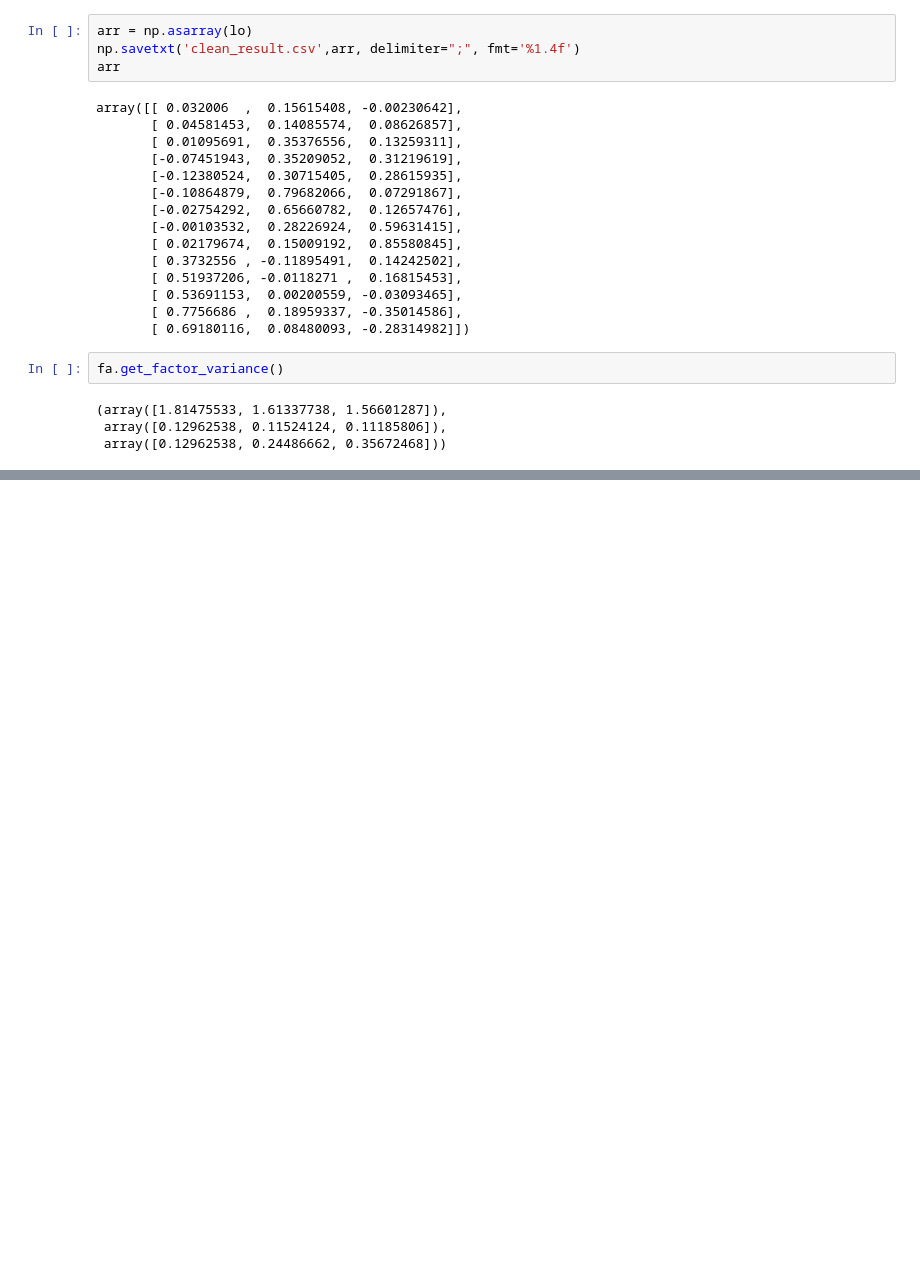
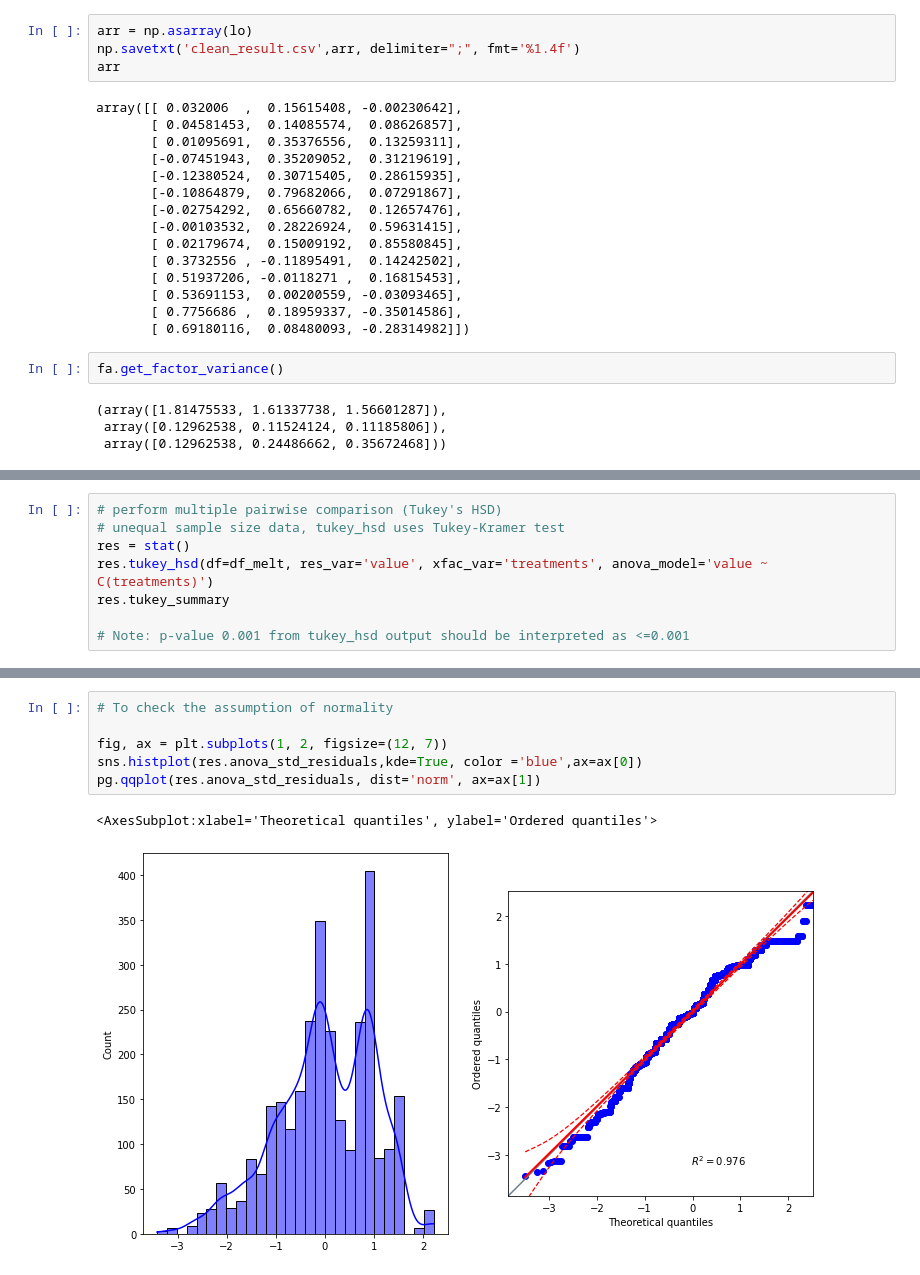
Before and after one commit to rodrigoyujisato/statistics, a Jupyter notebook: factor_analysis_varimax.ipynb, the cells around one changed output, grey strips where cells are left out. Cells and saved outputs as stored; diff of their text form; blank space fills up the shorter version.

```diff
--- a/factor_analysis_varimax.ipynb
+++ b/factor_analysis_varimax.ipynb
@@ -145,0 +238,8 @@ fa.get_factor_variance()
+# %%
+# perform multiple pairwise comparison (Tukey's HSD)
+# unequal sample size data, tukey_hsd uses Tukey-Kramer test
+res = stat()
+res.tukey_hsd(df=df_melt, res_var='value', xfac_var='treatments', anova_model='value ~ C(treatments)')
+res.tukey_summary
+
+# Note: p-value 0.001 from tukey_hsd output should be interpreted as <=0.001
@@ -145,0 +260,9 @@ fa.get_factor_variance()
+# %%
+# To check the assumption of normality
+
+fig, ax = plt.subplots(1, 2, figsize=(12, 7))
+sns.histplot(res.anova_std_residuals,kde=True, color ='blue',ax=ax[0])
+pg.qqplot(res.anova_std_residuals, dist='norm', ax=ax[1])
+# %% [output]
+<AxesSubplot:xlabel='Theoretical quantiles', ylabel='Ordered quantiles'>
+[figure, added]
```
Also changed, not shown: parts of 11 cells of this notebook.
